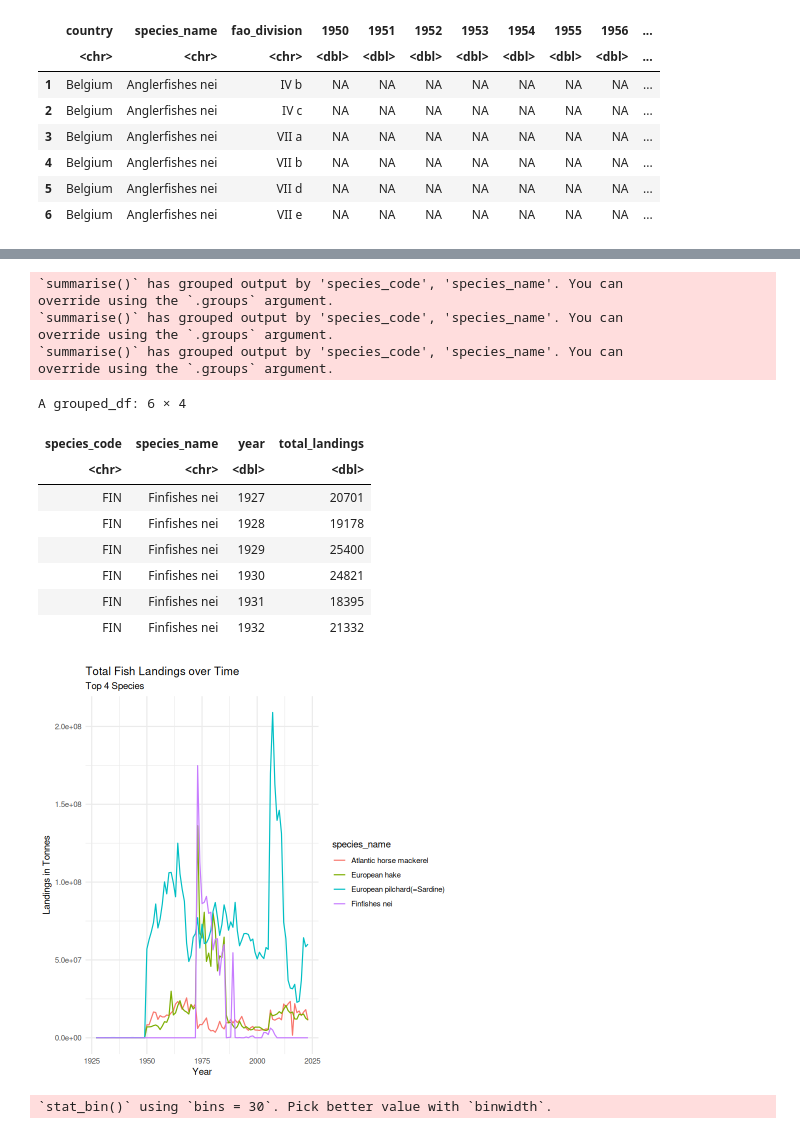
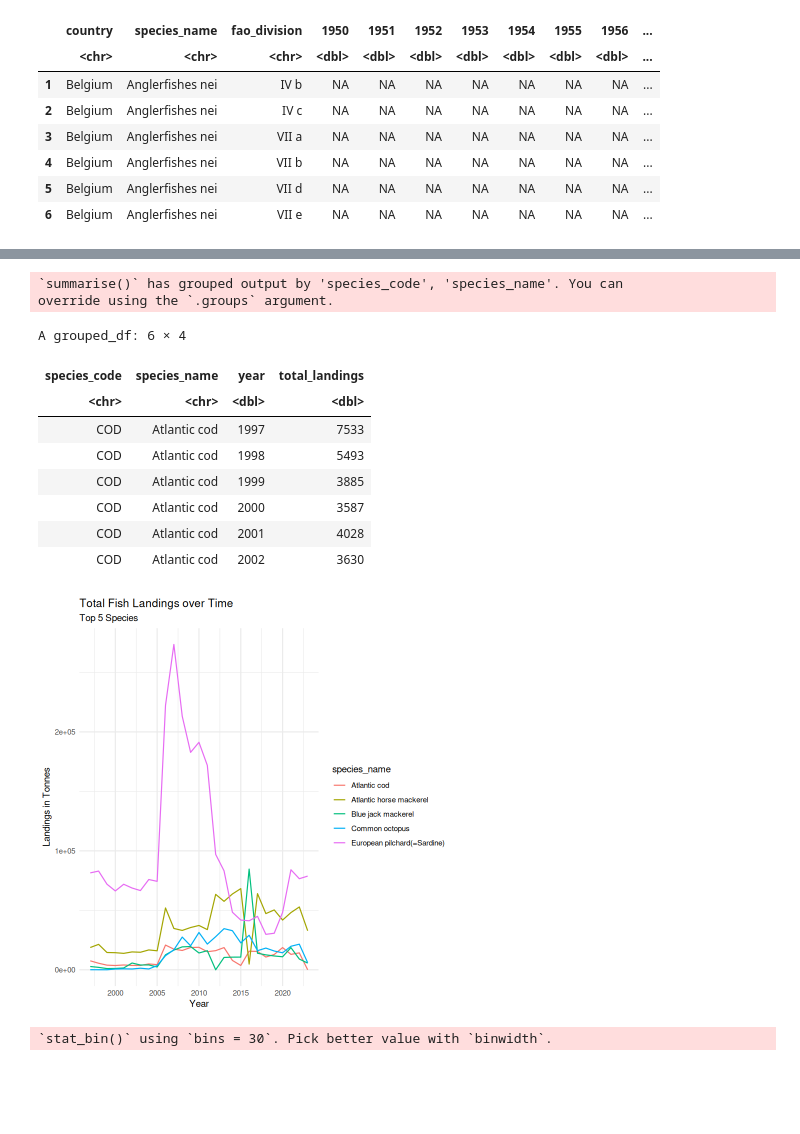
Before and after one commit to daisychu12/pt-fisheries-climate-change, a Jupyter notebook: analysis/data-cleaning.ipynb, the cells around one changed output, grey strips where cells are left out. Saved outputs shown, nothing was run; the diff lists cells and outputs as text; code cells hidden in the pictures; blank space fills up the shorter version.

```diff
--- a/analysis/data-cleaning.ipynb
+++ b/analysis/data-cleaning.ipynb
@@ -48,6 +56,8 @@ landings_1903 <- read.csv("1903-1949_Landings.csv")
 landings_1950 <- read.csv("ICES_1950-2010.csv")
 landings_2006 <- read.csv("ICESCatchDataset2006-2023.csv")
 atlantic_climate <- read.csv("atlantic_ocean_temp.csv")
-iso_code <- read.csv('countries_iso3166b.csv')
+iso_code <- read.csv("countries_iso3166b.csv")
+fish_cost <- read.csv("portugal_fishery_stats.csv")
+spec_names <- read.csv("ASFIS_sp_2025.csv")
 # %%
 # Explore datasets
@@ -125,8 +135,10 @@ A data.frame: 6 × 59
 | 6 | Belgium | Anglerfishes nei | VII e | NA | NA | NA | NA | NA | NA | NA | ... |
 # %%
 # Create a dataset that contains both species 3 letter code and name
-spec_code_name <- landings_1903_clean %>%
-  select(species_code, species_name)
+spec_code_name <- spec_names %>%
+  select(Alpha3_Code, English_name) %>%
+  rename(species_code = Alpha3_Code,
+         species_name = English_name)
 
 head(spec_code_name)
 # %% [output]
@@ -256,65 +304,45 @@ top_4_spec_name <- c("European pilchard(=Sardine)", "Atlantic horse mackerel", "
 # %%
 # Filter each dataset to landings data of top 5 species
 #Summarize total landings by year and filter to top 5 species
-sum_landings_1903 <- pt_landings_1903 %>%
-  group_by(species_code, species_name, year) %>%
-  summarize(total_landings = sum(landings, na.rm = TRUE)) %>%
-  filter(species_code %in% top_4_spec_code)
 
-sum_landings_1950 <- pt_landings_1950 %>%
-  filter(species_name %in% top_4_spec_name) %>%
+top_5_landings <- pt_landings %>%
+  select(-"1950":-"1996") %>%
+  filter(species_name %in% top_5_spec) %>%
   pivot_longer(
-    cols = "1950":"2005",
+    cols = "1997":"2006",
     names_to = "year",
     values_to = "landings") %>%
   group_by(species_code, species_name, year) %>%
-  summarize(total_landings = sum(landings, na.rm = TRUE)) %>%
+  summarise(total_landings = sum(landings, na.rm = TRUE)) %>%
   mutate(year = as.numeric(year))
 
-sum_landings_2006 <- pt_landings_2006 %>%
-  filter(species_code %in% top_4_spec_code) %>%
-  pivot_longer(
-    cols = "2006":"2023",
-    names_to = "year",
-    values_to = "landings") %>%
-  group_by(species_code, species_name, year) %>%
-  summarize(total_landings = sum(landings, na.rm = TRUE)) %>%
-  mutate(year = as.numeric(year))
-
-# Bind these three dataframes together using rbind
-pt_sum_landings <- rbind(sum_landings_1903, sum_landings_1950, sum_landings_2006)
-
-head(pt_sum_landings)
+head(top_5_landings)
 # %% [output]
 `summarise()` has grouped output by 'species_code', 'species_name'. You can
 override using the `.groups` argument.
-`summarise()` has grouped output by 'species_code', 'species_name'. You can
-override using the `.groups` argument.
-`summarise()` has grouped output by 'species_code', 'species_name'. You can
-override using the `.groups` argument.
 A grouped_df: 6 × 4
 | species_code | species_name | year | total_landings |
 | <chr> | <chr> | <dbl> | <dbl> |
-| FIN | Finfishes nei | 1927 | 20701 |
-| FIN | Finfishes nei | 1928 | 19178 |
-| FIN | Finfishes nei | 1929 | 25400 |
-| FIN | Finfishes nei | 1930 | 24821 |
-| FIN | Finfishes nei | 1931 | 18395 |
-| FIN | Finfishes nei | 1932 | 21332 |
+| COD | Atlantic cod | 1997 | 7533 |
+| COD | Atlantic cod | 1998 | 5493 |
+| COD | Atlantic cod | 1999 | 3885 |
+| COD | Atlantic cod | 2000 | 3587 |
+| COD | Atlantic cod | 2001 | 4028 |
+| COD | Atlantic cod | 2002 | 3630 |
 # %%
-viz4 <- ggplot(pt_sum_landings, aes(x = year, y = total_landings, color = species_name, group = species_name)) +
+viz4 <- ggplot(top_5_landings, aes(x = year, y = total_landings, color = species_name, group = species_name)) +
   geom_line() +
   labs(
     title = "Total Fish Landings over Time",
-    subtitle = "Top 4 Species",
+    subtitle = "Top 5 Species",
     x = "Year",
     y = "Landings in Tonnes"
   ) +
   theme_minimal()
 
 viz4
 # %% [output]
-[figure, old version]
+[figure, new version]
 # %%
 viz1 <- ggplot(pt_sum_landings, aes(x = total_landings, color = species_name, group = species_name)) +
   geom_histogram() +
```
Also changed, not shown: parts of 10 cells of this notebook, 3 other files.
